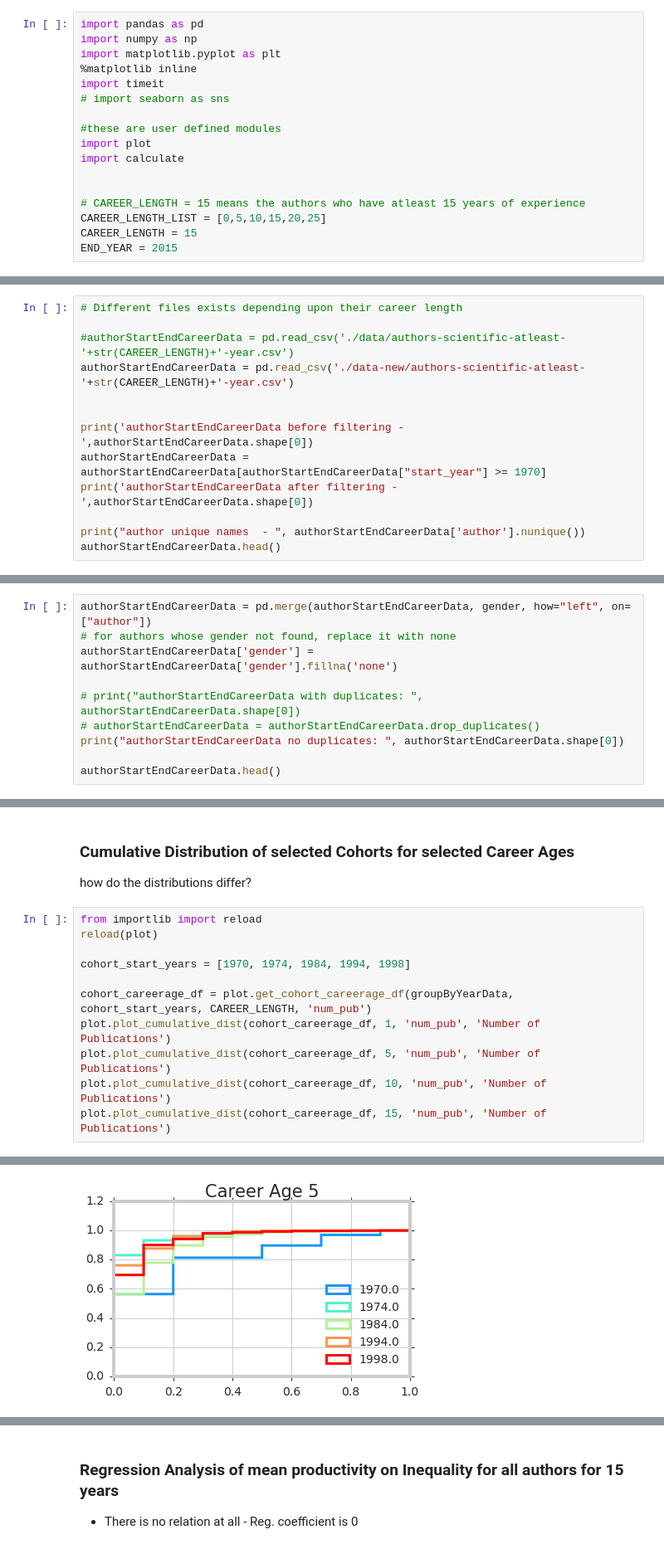
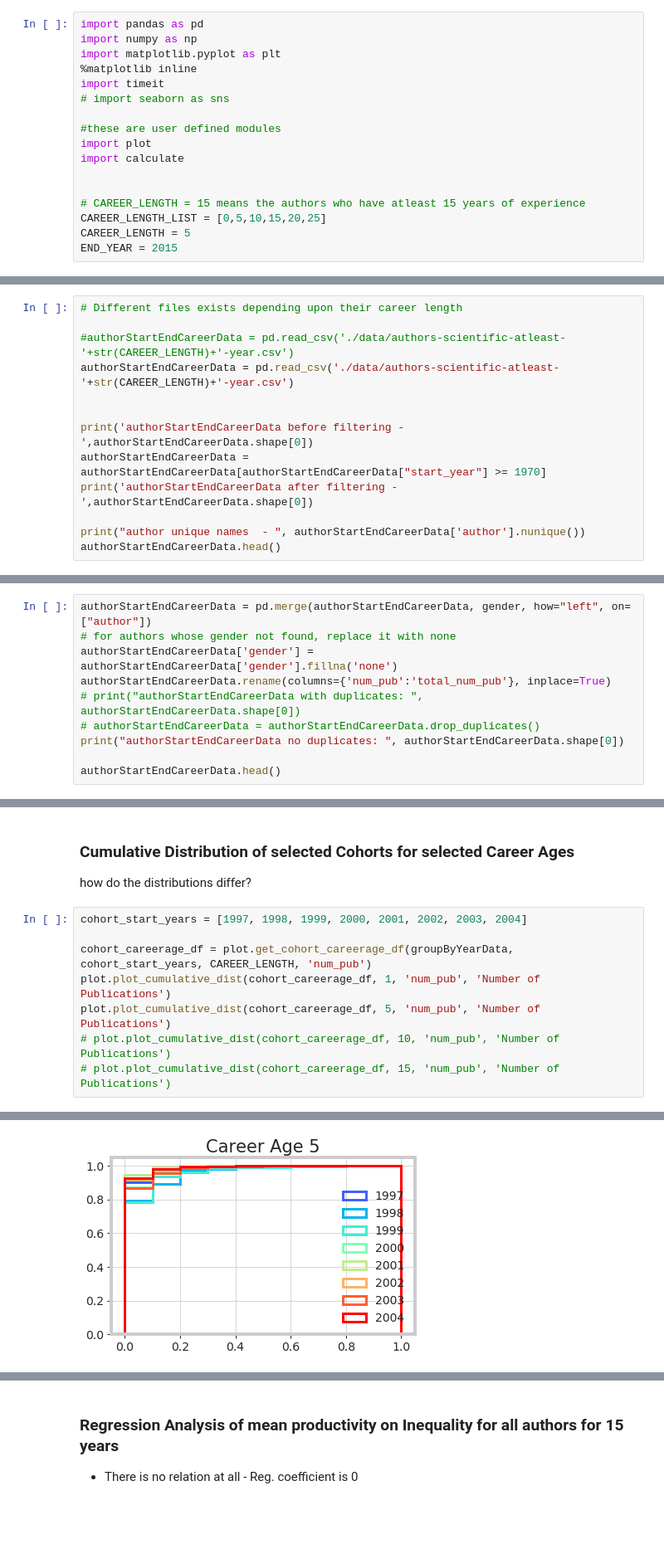
Before and after one commit to gesiscss/inequality, a Jupyter notebook: cohort-analysis-publications.ipynb, the cells around one changed output, grey strips where cells are left out. Shown at 83% size. Drawn from its saved outputs; the diff is of its cells as text; blank space fills up the shorter version.

Commit message:
reorganized author stats, making it more simple and easy to understand

```diff
--- a/cohort-analysis-publications.ipynb
+++ b/cohort-analysis-publications.ipynb
@@ -13,6 +13,6 @@ import calculate
 
 # CAREER_LENGTH = 15 means the authors who have atleast 15 years of experience
 CAREER_LENGTH_LIST = [0,5,10,15,20,25]
-CAREER_LENGTH = 15
+CAREER_LENGTH = 5
 END_YEAR = 2015
 # %% [markdown]
@@ -58,7 +54,7 @@ gender_stats.head()
 # Different files exists depending upon their career length
 
 #authorStartEndCareerData = pd.read_csv('./data/authors-scientific-atleast-'+str(CAREER_LENGTH)+'-year.csv')
-authorStartEndCareerData = pd.read_csv('./data-new/authors-scientific-atleast-'+str(CAREER_LENGTH)+'-year.csv')
+authorStartEndCareerData = pd.read_csv('./data/authors-scientific-atleast-'+str(CAREER_LENGTH)+'-year.csv')
 
 
 print('authorStartEndCareerData before filtering - ',authorStartEndCareerData.shape[0])
@@ -83,7 +79,7 @@ author unique names  -  112791
 authorStartEndCareerData = pd.merge(authorStartEndCareerData, gender, how="left", on=["author"])
 # for authors whose gender not found, replace it with none
 authorStartEndCareerData['gender'] = authorStartEndCareerData['gender'].fillna('none')
-
+authorStartEndCareerData.rename(columns={'num_pub':'total_num_pub'}, inplace=True)
 # print("authorStartEndCareerData with duplicates: ", authorStartEndCareerData.shape[0])
 # authorStartEndCareerData = authorStartEndCareerData.drop_duplicates()
 print("authorStartEndCareerData no duplicates: ", authorStartEndCareerData.shape[0])
@@ -268,14 +262,11 @@ plot.run_cohort_analysis(groupByYearData, cohort_start_years, CAREER_LENGTH, "cu
 
 how do the distributions differ?
 # %%
-from importlib import reload
-reload(plot)
-
-cohort_start_years = [1970, 1974, 1984, 1994, 1998]
+cohort_start_years = [1997, 1998, 1999, 2000, 2001, 2002, 2003, 2004]
 
 cohort_careerage_df = plot.get_cohort_careerage_df(groupByYearData, cohort_start_years, CAREER_LENGTH, 'num_pub')
 plot.plot_cumulative_dist(cohort_careerage_df, 1, 'num_pub', 'Number of Publications')
 plot.plot_cumulative_dist(cohort_careerage_df, 5, 'num_pub', 'Number of Publications')
-plot.plot_cumulative_dist(cohort_careerage_df, 10, 'num_pub', 'Number of Publications')
-plot.plot_cumulative_dist(cohort_careerage_df, 15, 'num_pub', 'Number of Publications')
+# plot.plot_cumulative_dist(cohort_careerage_df, 10, 'num_pub', 'Number of Publications')
+# plot.plot_cumulative_dist(cohort_careerage_df, 15, 'num_pub', 'Number of Publications')
 # %% [output]
@@ -310 +307 @@ Counter({0.0: 22690, 1.0: 16484, 2.0: 11403, 3.0: 8235, 4.0: 6113, 5.0: 3814, 6.
-[figure, old version]
+[figure, new version]
```
Also changed, not shown: parts of 15 cells of this notebook, 3 other files.
